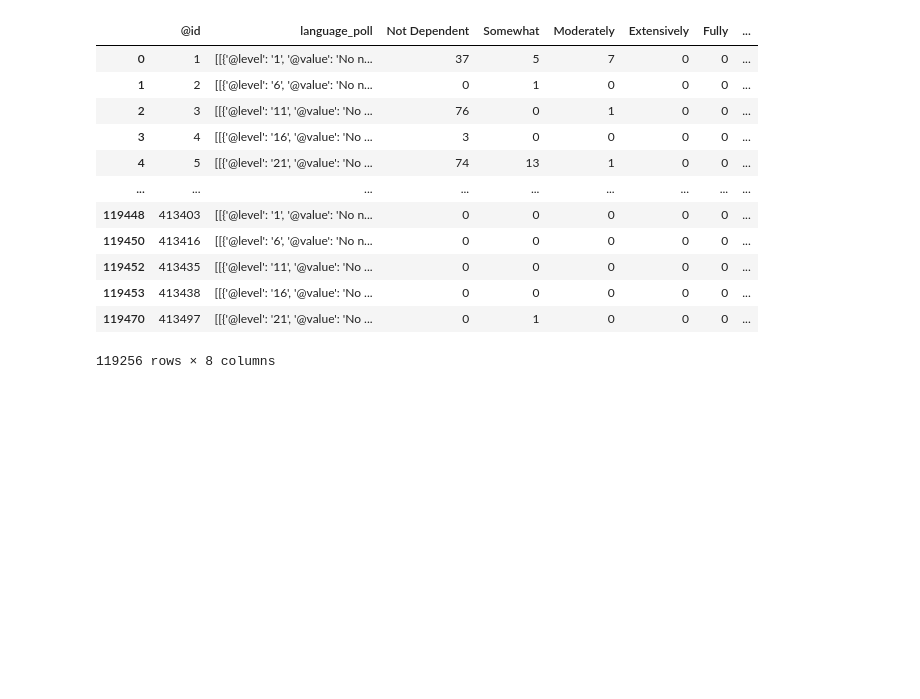
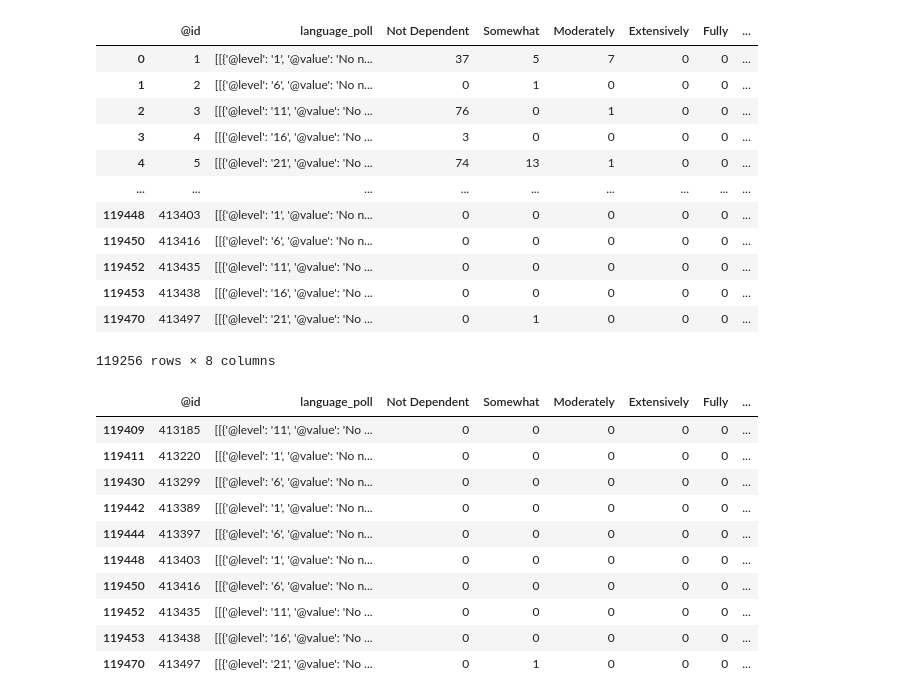
Before and after one commit to trapperkreeper/Project1, a Jupyter notebook: language_related.ipynb, the cells around one changed output. Drawn from its saved outputs; the diff is of its cells as text; code cells hidden in the pictures; blank space fills up the shorter version.

Commit message:
Corrected language info

```diff
--- a/language_related.ipynb
+++ b/language_related.ipynb
@@ -237,6 +236,34 @@ languages_votecounts_df
 | 119453 | 413438 | [[{'@level': '16', '@value': 'No ... | 0 | 0 | 0 | 0 | 0 | ... |
 | 119470 | 413497 | [[{'@level': '21', '@value': 'No ... | 0 | 1 | 0 | 0 | 0 | ... |
 119256 rows × 8 columns
+# %%
+#correcting the lang column info for games with no votes
+
+def no_language(row):
+    if row["Not Dependent"] == 0 and \
+        row["Somewhat"] == 0 and \
+        row["Moderately"] == 0 and \
+        row["Extensively"] == 0 and \
+        row["Fully"] == 0:
+        return "No Info"
+    else:
+        return row["Language Dependency"]
+
+languages_votecounts_df["Language Dependency"] = languages_votecounts_df.apply(no_language, axis = 1)
+
+languages_votecounts_df.tail(10)
+# %% [output]
+|  | @id | language_poll | Not Dependent | Somewhat | Moderately | Extensively | Fully | ... |
+| 119409 | 413185 | [[{'@level': '11', '@value': 'No ... | 0 | 0 | 0 | 0 | 0 | ... |
+| 119411 | 413220 | [[{'@level': '1', '@value': 'No n... | 0 | 0 | 0 | 0 | 0 | ... |
+| 119430 | 413299 | [[{'@level': '6', '@value': 'No n... | 0 | 0 | 0 | 0 | 0 | ... |
+| 119442 | 413389 | [[{'@level': '1', '@value': 'No n... | 0 | 0 | 0 | 0 | 0 | ... |
+| 119444 | 413397 | [[{'@level': '6', '@value': 'No n... | 0 | 0 | 0 | 0 | 0 | ... |
+| 119448 | 413403 | [[{'@level': '1', '@value': 'No n... | 0 | 0 | 0 | 0 | 0 | ... |
+| 119450 | 413416 | [[{'@level': '6', '@value': 'No n... | 0 | 0 | 0 | 0 | 0 | ... |
+| 119452 | 413435 | [[{'@level': '11', '@value': 'No ... | 0 | 0 | 0 | 0 | 0 | ... |
+| 119453 | 413438 | [[{'@level': '16', '@value': 'No ... | 0 | 0 | 0 | 0 | 0 | ... |
+| 119470 | 413497 | [[{'@level': '21', '@value': 'No ... | 0 | 1 | 0 | 0 | 0 | ... |
 # %%
 #new df created that contains only the id and language dependency
 languages_df = languages_exploded_df[["@id", "Language Dependency"]].copy()
```
Also changed, not shown: parts of 3 cells of this notebook.
